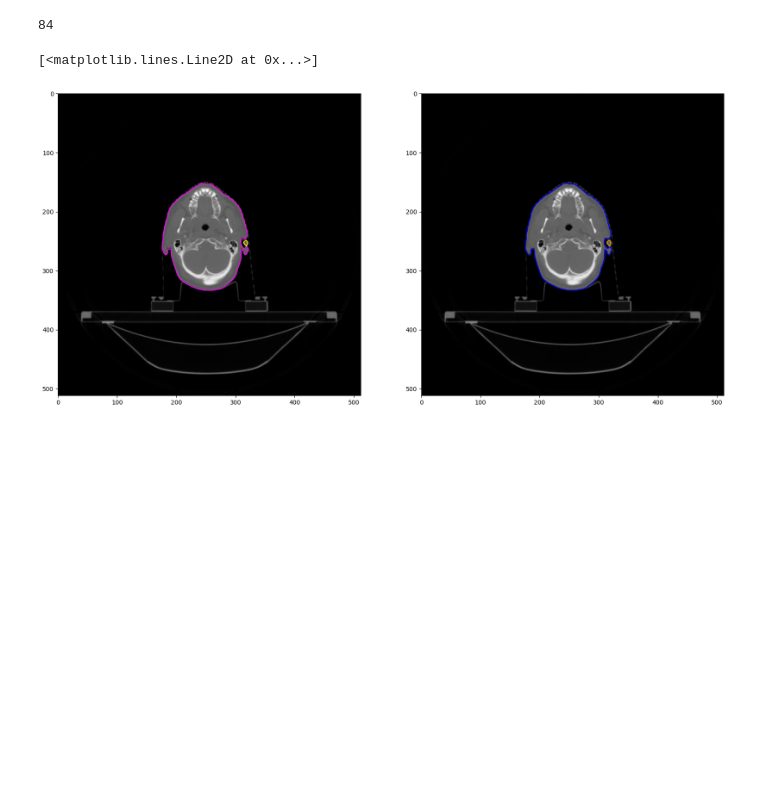
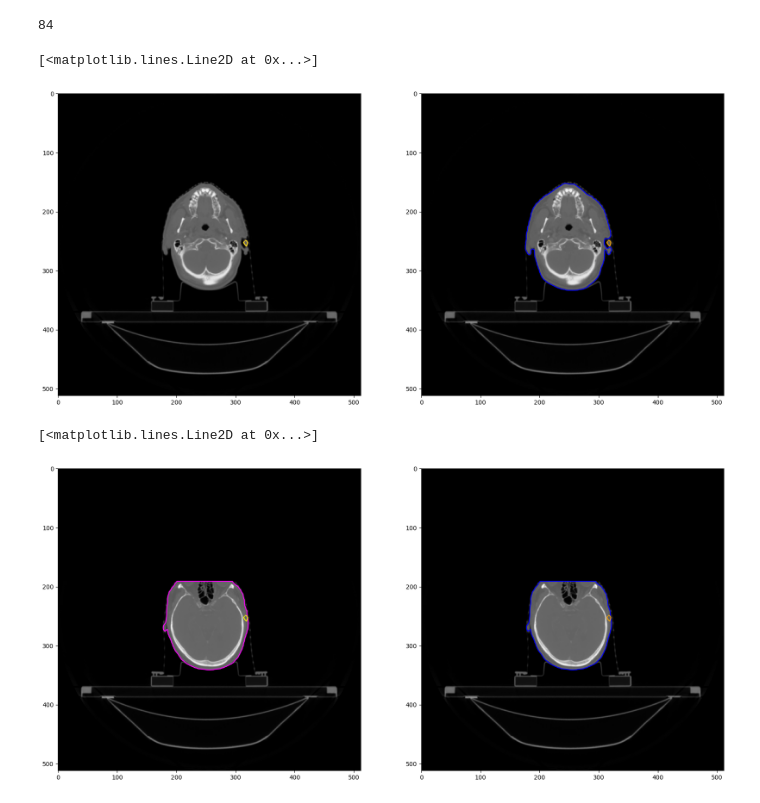
Before and after one commit to kildealab/defaceRT, a Jupyter notebook: visualize_contours.ipynb, the cells around one changed output. Cells and saved outputs as stored; diff of their text form; code cells hidden in the pictures; blank space fills up the shorter version.

Commit message:
Fix bug where new contours not saving.
Issue was I had commented out the line that was resaving the contour to the RT Struct lol

```diff
--- a/visualize_contours.ipynb
+++ b/visualize_contours.ipynb
@@ -15,10 +15,10 @@ def get_ROI_slice(z_target,z_list):
     return slice_nums
 # %%
 path_new = '/data/kayla/anon_images/patients/272/20180503_CT_25_APR_2018/RS.1.2.246.352.221.550032474694837233410476777862273200261.dcm'
-path_old = '/data/kayla/anon_images/patients/272_old/20180503_CT_25_APR_2018/RS.1.2.246.352.221.550032474694837233410476777862273200261.dcm'
+path_old = '/mnt/iDriveShare/kayla/CBCT_images/anonymized/patients/272/20180503_CT_25_APR_2018/RS.1.2.246.352.221.550032474694837233410476777862273200261.dcm'
 # %%
 RS_new = dcm.read_file(path_new)
-RS_old = dcm.read_file(path_new)
+RS_old = dcm.read_file(path_old)
 # %%
 slices = [dcm.read_file('/data/kayla/anon_images/patients/272/20180503_CT_25_APR_2018/'+ s) for s in os.listdir('/data/kayla/anon_images/patients/272/20180503_CT_25_APR_2018/') if 'CT' in s]
 # Order slices
@@ -34,16 +34,18 @@ spacing = [pixel_spacing[0],pixel_spacing[1],z_spacing]
 # %% [output]
 Intersept: -1000
 slope: 1
+# %%
+z = -545
 # %%
 dict_contours_b, z_lists_b = get_all_ROI_contours(['BODY'], RS_old)
-roi_1 = get_ROI_slice(-545, z_lists_b[0])[0]
-roi_2 = get_ROI_slice(-545, z_lists_b[0])[1]
+roi_1 = get_ROI_slice(z, z_lists_b[0])[0]
+# roi_2 = get_ROI_slice(z, z_lists_b[0])[1]
 roi_x_old1, roi_y_old1= get_ROI_pixel_array(dict_contours_b['BODY'][roi_1],start_x,start_y,pixel_spacing)
 roi_x_old2, roi_y_old2= get_ROI_pixel_array(dict_contours_b['BODY'][roi_2],start_x,start_y,pixel_spacing)
 
 dict_contours_b, z_lists_b = get_all_ROI_contours(['BODY'], RS_new)
-roi_1 = get_ROI_slice(-545, z_lists_b[0])[0]
-roi_2 = get_ROI_slice(-545, z_lists_b[0])[1]
+roi_1 = get_ROI_slice(z, z_lists_b[0])[0]
+# roi_2 = get_ROI_slice(z, z_lists_b[0])[1]
 roi_x_new1, roi_y_new1= get_ROI_pixel_array(dict_contours_b['BODY'][roi_1],start_x,start_y,pixel_spacing)
 roi_x_new2, roi_y_new2= get_ROI_pixel_array(dict_contours_b['BODY'][roi_2],start_x,start_y,pixel_spacing)
 # %%
@@ -67,4 +72,4 @@ plt.plot(roi_x_new1,roi_y_new1,'-',color='blue')
 plt.plot(roi_x_new2,roi_y_new2,'-',color='orange')
 # %% [output]
 [<matplotlib.lines.Line2D at 0x...>]
-[figure, old version]
+[figure, new version]
@@ -70,0 +88,17 @@ plt.plot(roi_x_new2,roi_y_new2,'-',color='orange')
+# %%
+
+fig = plt.figure(figsize=(20, 10))
+
+fig.add_subplot(1,2,1)
+plt.imshow(image[slice_num],cmap='gray')
+
+plt.plot(roi_x_old1,roi_y_old1,'-',color='magenta')
+plt.plot(roi_x_old2,roi_y_old2,'-',color='yellow')
+
+fig.add_subplot(1,2,2)
+plt.imshow(image[slice_num],cmap='gray')
+plt.plot(roi_x_new1,roi_y_new1,'-',color='blue')
+plt.plot(roi_x_new2,roi_y_new2,'-',color='orange')
+# %% [output]
+[<matplotlib.lines.Line2D at 0x...>]
+[figure, added]
```
Also changed, not shown: parts of 11 cells of this notebook, 1 other file.
